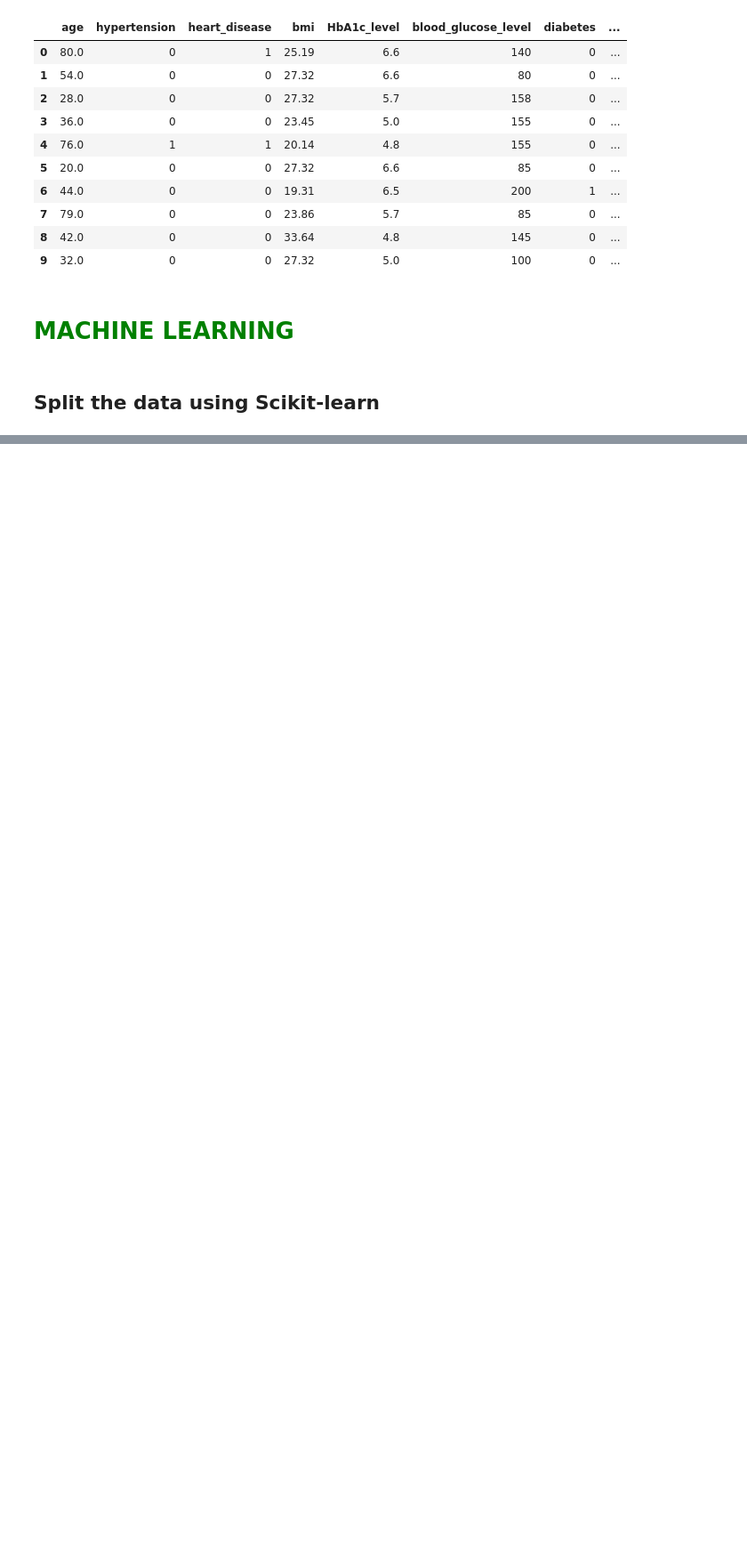
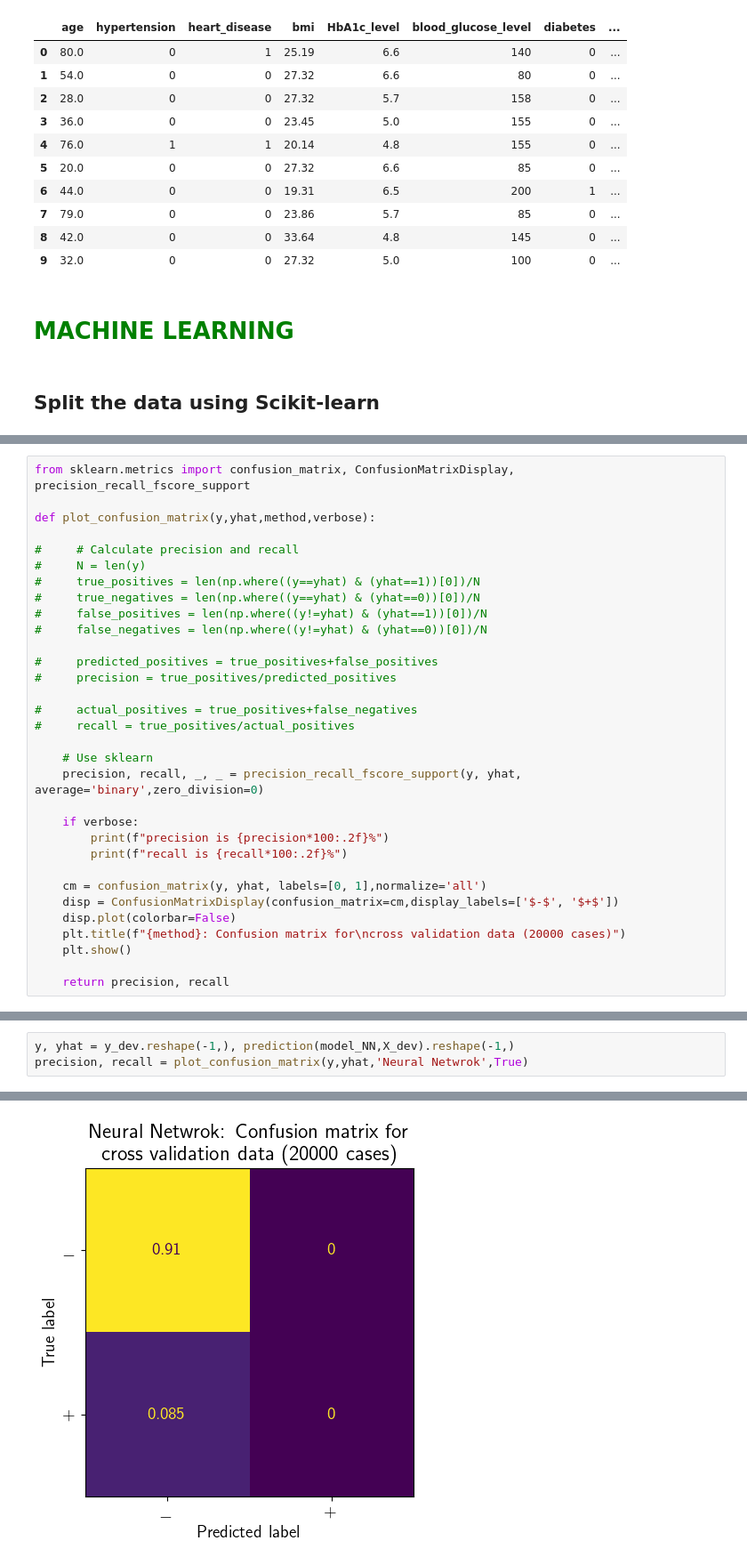
Before and after one commit to rfjd/Machine-Learning, a Jupyter notebook: kaggle/Diabetes-Prediction/diabetes_prediction.ipynb, the cells around one changed output, grey strips where cells are left out. Shown at 89% size. Cells and saved outputs as stored; diff of their text form; blank space fills up the shorter version.

Commit message:
added Neural Network and XGBoost models + analysis.

```diff
--- a/kaggle/Diabetes-Prediction/diabetes_prediction.ipynb
+++ b/kaggle/Diabetes-Prediction/diabetes_prediction.ipynb
@@ -237,0 +311,32 @@ y_train.shape = (3004, 1), y_dev.shape = (751, 1)
+# %%
+from sklearn.metrics import confusion_matrix, ConfusionMatrixDisplay, precision_recall_fscore_support
+
+def plot_confusion_matrix(y,yhat,method,verbose):
+
+#     # Calculate precision and recall
+#     N = len(y)
+#     true_positives = len(np.where((y==yhat) & (yhat==1))[0])/N
+#     true_negatives = len(np.where((y==yhat) & (yhat==0))[0])/N
+#     false_positives = len(np.where((y!=yhat) & (yhat==1))[0])/N
+#     false_negatives = len(np.where((y!=yhat) & (yhat==0))[0])/N
+
+#     predicted_positives = true_positives+false_positives
+#     precision = true_positives/predicted_positives
+
+#     actual_positives = true_positives+false_negatives
+#     recall = true_positives/actual_positives
+
+    # Use sklearn
+    precision, recall, _, _ = precision_recall_fscore_support(y, yhat, average='binary',zero_division=0)
+
+    if verbose:
+        print(f"precision is {precision*100:.2f}%")
+        print(f"recall is {recall*100:.2f}%")
+
+    cm = confusion_matrix(y, yhat, labels=[0, 1],normalize='all')
+    disp = ConfusionMatrixDisplay(confusion_matrix=cm,display_labels=['$-$', '$+$'])
+    disp.plot(colorbar=False)
+    plt.title(f"{method}: Confusion matrix for\ncross validation data (20000 cases)")
+    plt.show()
+
+    return precision, recall
@@ -237,0 +345,4 @@ y_train.shape = (3004, 1), y_dev.shape = (751, 1)
+# %%
+y, yhat = y_dev.reshape(-1,), prediction(model_NN,X_dev).reshape(-1,)
+precision, recall = plot_confusion_matrix(y,yhat,'Neural Netwrok',True)
+# %% [output]
@@ -237,0 +351 @@ y_train.shape = (3004, 1), y_dev.shape = (751, 1)
+[figure, added]
```
Also changed, not shown: parts of 14 cells of this notebook.
